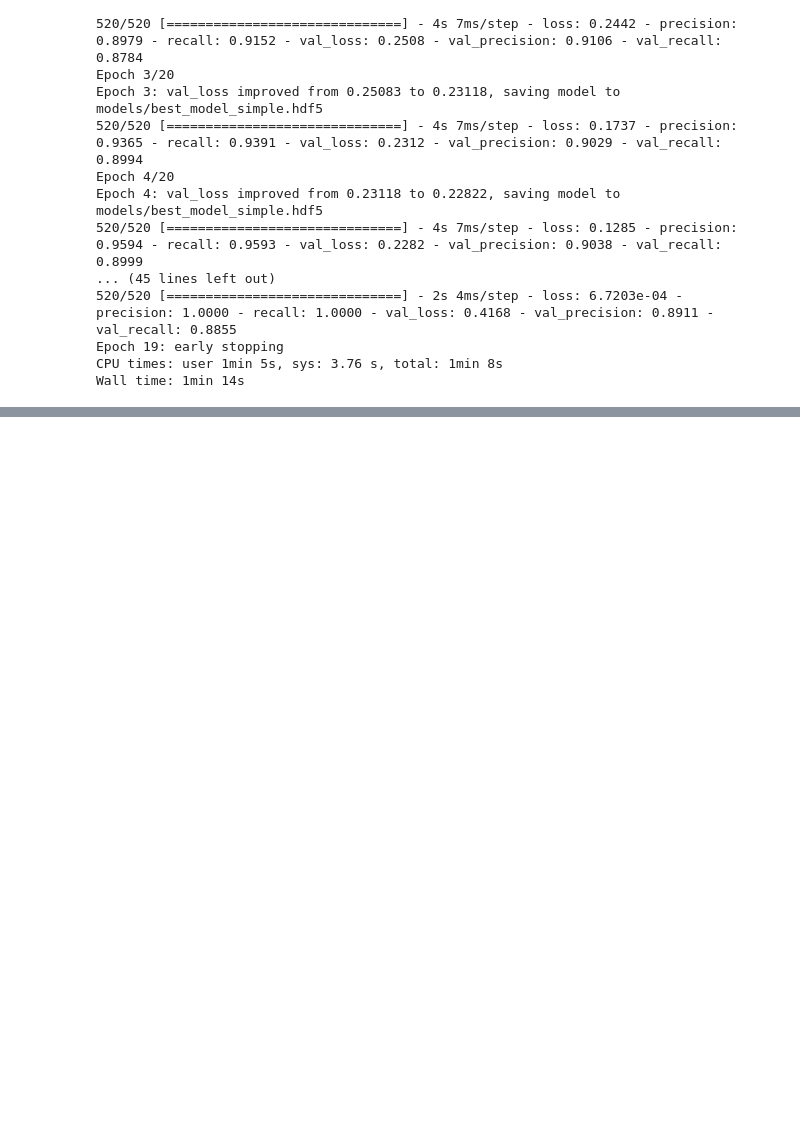
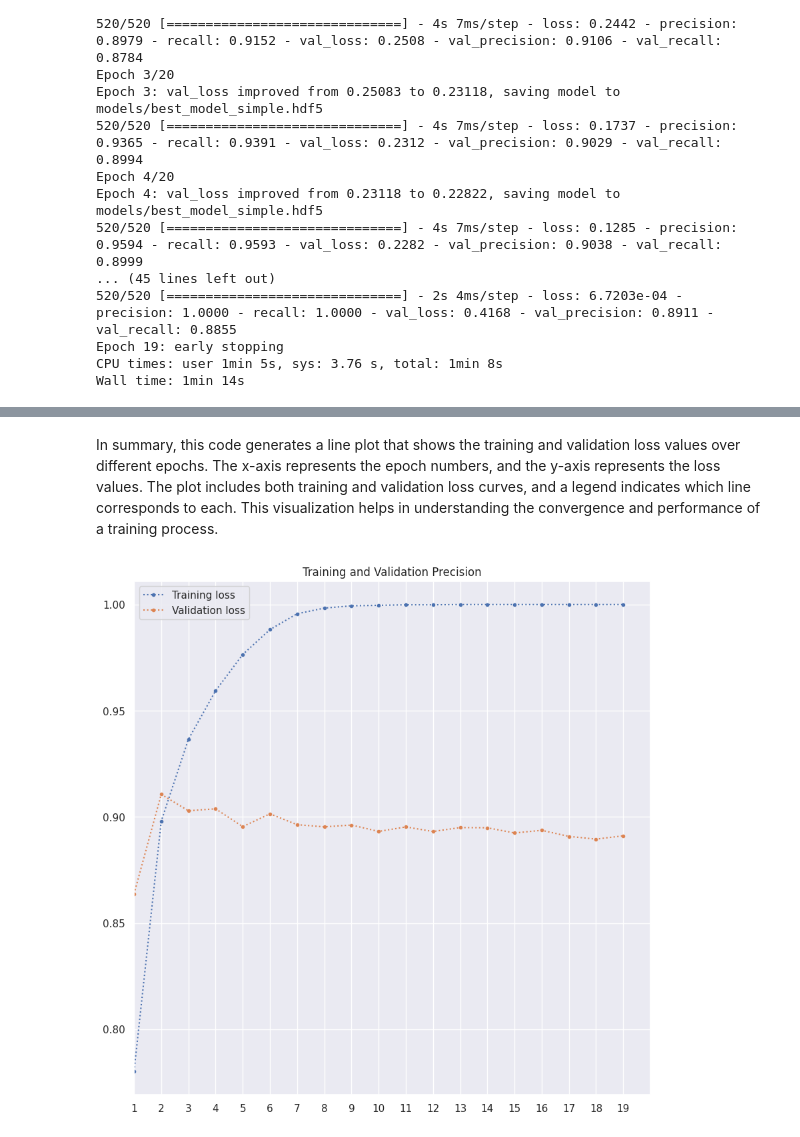
Before and after one commit to Francisroyce/Data-Science-ProjectPortfolio, a Jupyter notebook: fake_news_detection_tensorflow.ipynb, the cells around one changed output, grey strips where cells are left out. Cells and saved outputs as stored; diff of their text form; code cells hidden in the pictures; blank space fills up the shorter version.

```diff
--- a/fake_news_detection_tensorflow.ipynb
+++ b/fake_news_detection_tensorflow.ipynb
@@ -454,0 +474,13 @@ Wall time: 1min 14s
+# %% [markdown]
+In summary, this code generates a line plot that shows the training and validation loss values over different epochs. The x-axis represents the epoch numbers, and the y-axis represents the loss values. The plot includes both training and validation loss curves, and a legend indicates which line corresponds to each. This visualization helps in understanding the convergence and performance of a training process.
+# %%
+metric_to_plot = "precision"
+plt.plot(range(1, max(history.epoch) + 2), history.history[metric_to_plot], ".:", label="Training loss")
+plt.plot(range(1, max(history.epoch) + 2), history.history["val_" + metric_to_plot], ".:", label="Validation loss")
+plt.title('Training and Validation Precision')
+plt.xlim([1,max(history.epoch) + 2])
+plt.xticks(range(1, max(history.epoch) + 2))
+plt.legend()
+plt.show()
+# %% [output]
+[figure, added]
```
Also changed, not shown: parts of 8 cells of this notebook.
